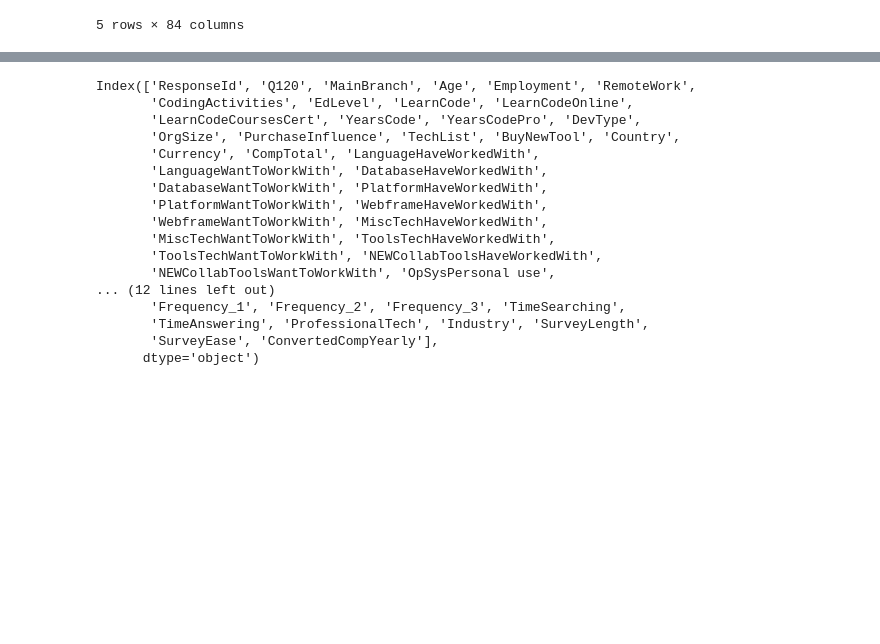
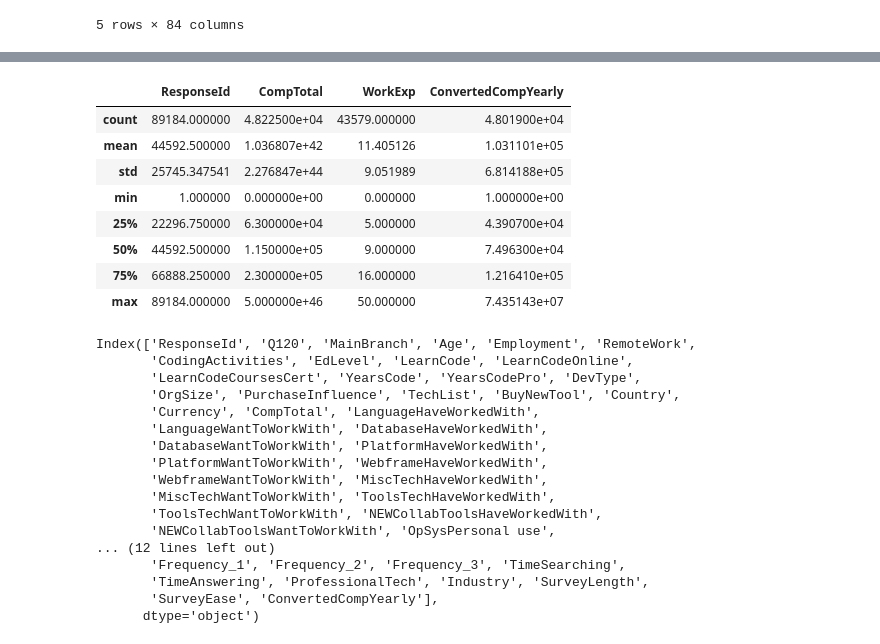
Before and after one commit to KeonPham/DS_Stackoverflow_survey_results_public, a Jupyter notebook: stackoverflow_survey_analysis.ipynb, the cells around one changed output, grey strips where cells are left out. Cells and saved outputs as stored; diff of their text form; code cells hidden in the pictures; blank space fills up the shorter version.

```diff
--- a/stackoverflow_survey_analysis.ipynb
+++ b/stackoverflow_survey_analysis.ipynb
@@ -27,3 +76,16 @@ df.head()
+# %%
+#Checking the descriptive statistics of numerical variables
+df.describe()
+# %% [output]
+|  | ResponseId | CompTotal | WorkExp | ConvertedCompYearly |
+| count | 89184.000000 | 4.822500e+04 | 43579.000000 | 4.801900e+04 |
+| mean | 44592.500000 | 1.036807e+42 | 11.405126 | 1.031101e+05 |
+| std | 25745.347541 | 2.276847e+44 | 9.051989 | 6.814188e+05 |
+| min | 1.000000 | 0.000000e+00 | 0.000000 | 1.000000e+00 |
+| 25% | 22296.750000 | 6.300000e+04 | 5.000000 | 4.390700e+04 |
+| 50% | 44592.500000 | 1.150000e+05 | 9.000000 | 7.496300e+04 |
+| 75% | 66888.250000 | 2.300000e+05 | 16.000000 | 1.216410e+05 |
+| max | 89184.000000 | 5.000000e+46 | 50.000000 | 7.435143e+07 |
 # %%
 #Check all columns name
 df.columns
```
Also changed, not shown: parts of 5 cells of this notebook, 1 other file.
